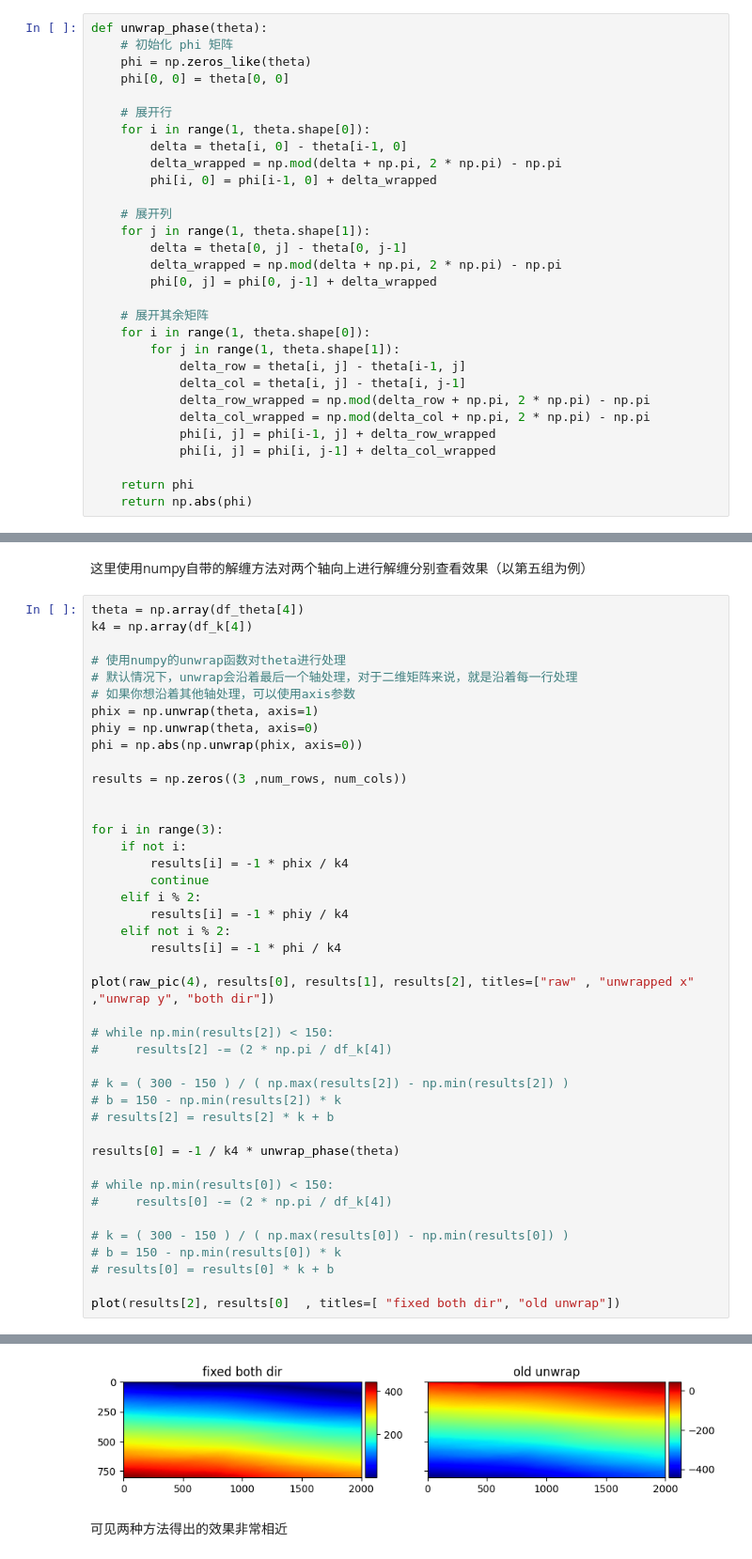
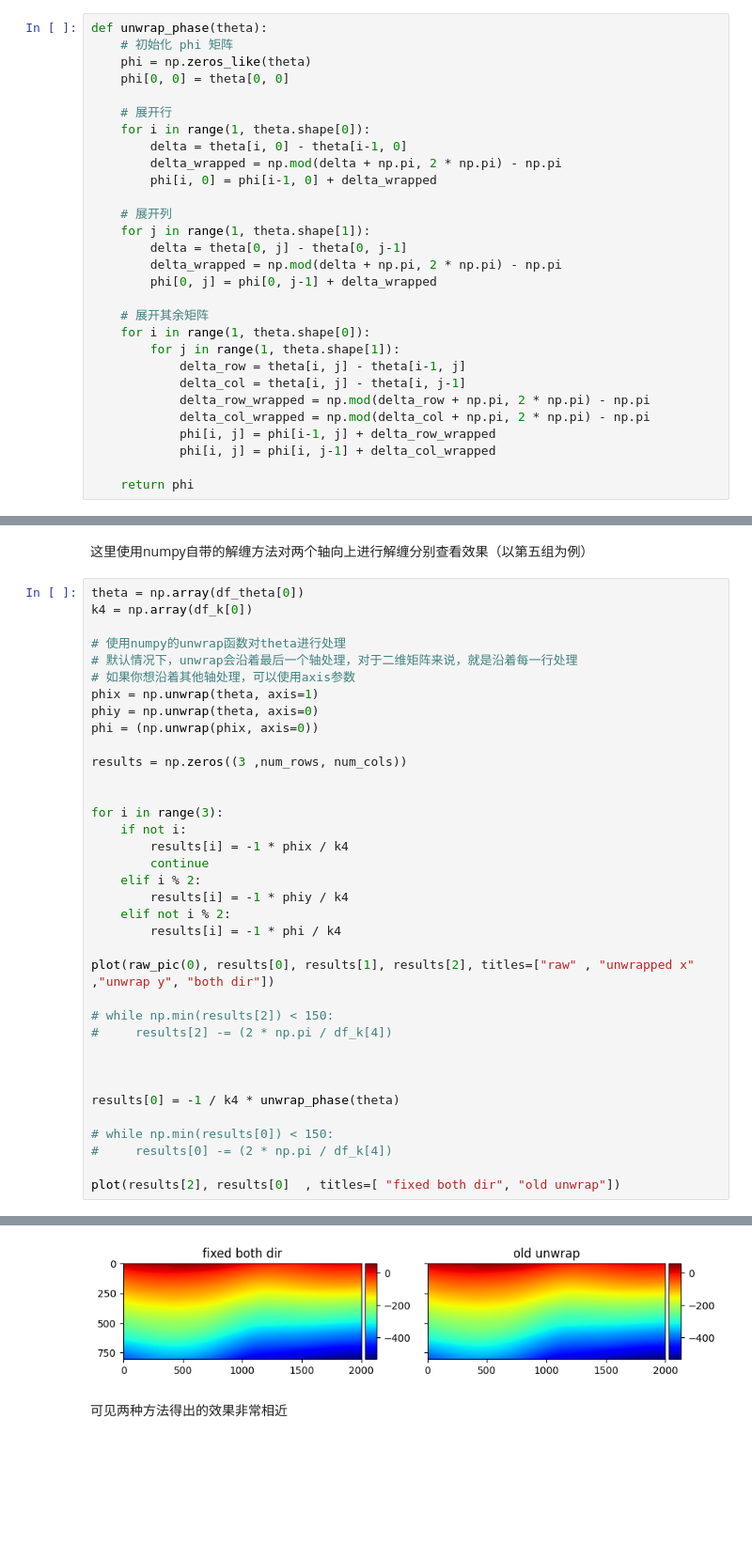
Before and after one commit to BlingCc233/project_A, a Jupyter notebook: nostack.ipynb, the cells around one changed output, grey strips where cells are left out. Shown at 94% size. Drawn from its saved outputs; the diff is of its cells as text; blank space fills up the shorter version.

```diff
--- a/nostack.ipynb
+++ b/nostack.ipynb
@@ -173,7 +173,6 @@ def unwrap_phase(theta):
             phi[i, j] = phi[i, j-1] + delta_col_wrapped
 
     return phi
-    return np.abs(phi)
 # %% [markdown]
 对第一组数据（考虑到raw图纠缠最简洁）输出3D高程图和2D高程图
 # %%
@@ -243,15 +252,15 @@ plot(results[0], results[1], results[2], results[3], titles=[f"pic{i}" for i in
 # %% [markdown]
 这里使用numpy自带的解缠方法对两个轴向上进行解缠分别查看效果（以第五组为例）
 # %%
-theta = np.array(df_theta[4])
-k4 = np.array(df_k[4])
+theta = np.array(df_theta[0])
+k4 = np.array(df_k[0])
 
 # 使用numpy的unwrap函数对theta进行处理
 # 默认情况下，unwrap会沿着最后一个轴处理，对于二维矩阵来说，就是沿着每一行处理
 # 如果你想沿着其他轴处理，可以使用axis参数
 phix = np.unwrap(theta, axis=1)
 phiy = np.unwrap(theta, axis=0)
-phi = np.abs(np.unwrap(phix, axis=0))
+phi = (np.unwrap(phix, axis=0))
 
 results = np.zeros((3 ,num_rows, num_cols))
 
@@ -265,23 +274,17 @@ for i in range(3):
     elif not i % 2:
         results[i] = -1 * phi / k4
 
-plot(raw_pic(4), results[0], results[1], results[2], titles=["raw" , "unwrapped x" ,"unwrap y", "both dir"])
+plot(raw_pic(0), results[0], results[1], results[2], titles=["raw" , "unwrapped x" ,"unwrap y", "both dir"])
 
 # while np.min(results[2]) < 150:
 #     results[2] -= (2 * np.pi / df_k[4])
 
-# k = ( 300 - 150 ) / ( np.max(results[2]) - np.min(results[2]) )
-# b = 150 - np.min(results[2]) * k
-# results[2] = results[2] * k + b
+
 
 results[0] = -1 / k4 * unwrap_phase(theta)
 
 # while np.min(results[0]) < 150:
 #     results[0] -= (2 * np.pi / df_k[4])
 
-# k = ( 300 - 150 ) / ( np.max(results[0]) - np.min(results[0]) )
-# b = 150 - np.min(results[0]) * k
-# results[0] = results[0] * k + b
-
 plot(results[2], results[0]  , titles=[ "fixed both dir", "old unwrap"])
 # %% [output]
@@ -289,4 +292,4 @@ plot(results[2], results[0]  , titles=[ "fixed both dir", "old unwrap"])
-[figure, old version]
+[figure, new version]
 # %% [markdown]
 可见两种方法得出的效果非常相近
 # %% [markdown]
```
Also changed, not shown: parts of 24 cells of this notebook, 2 other files.
